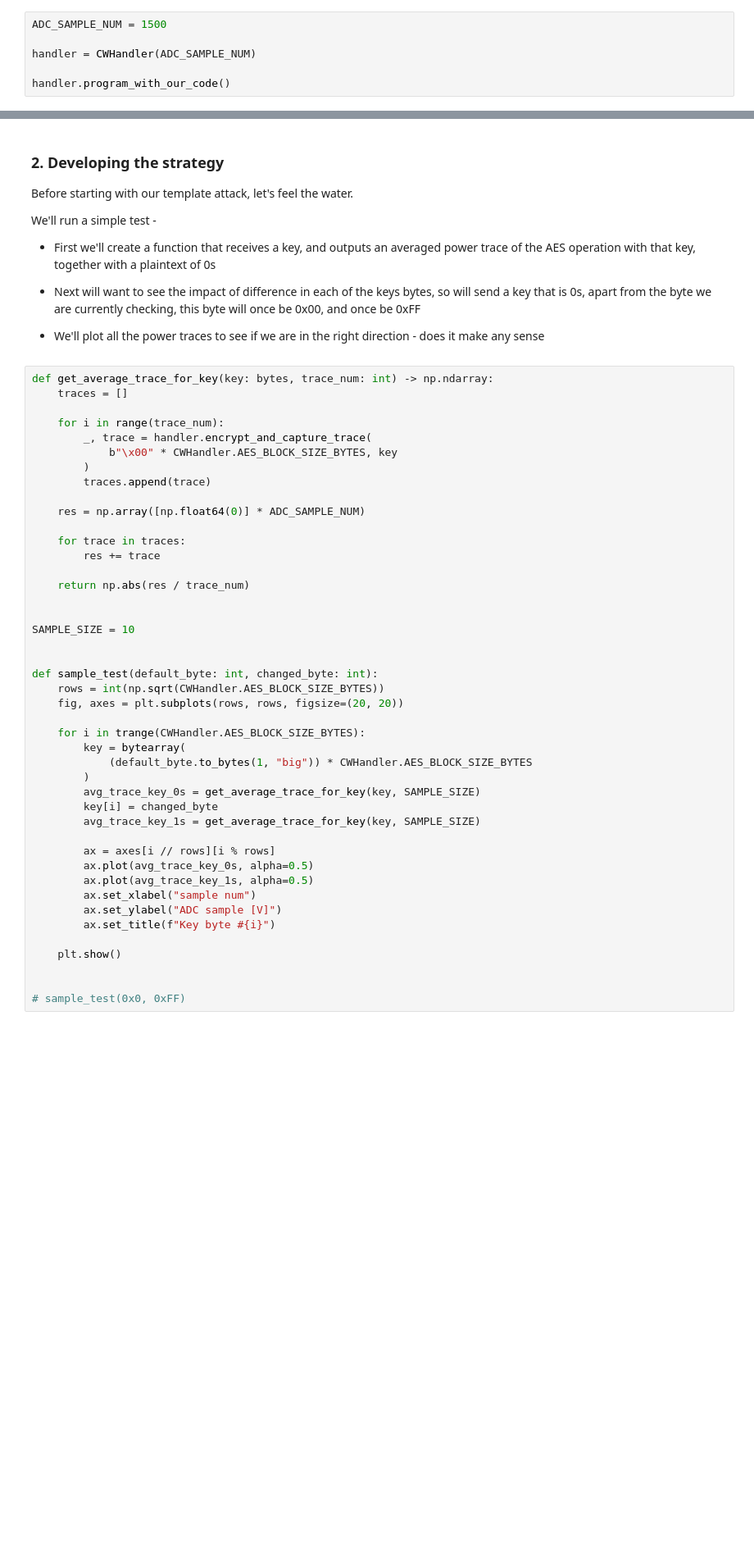
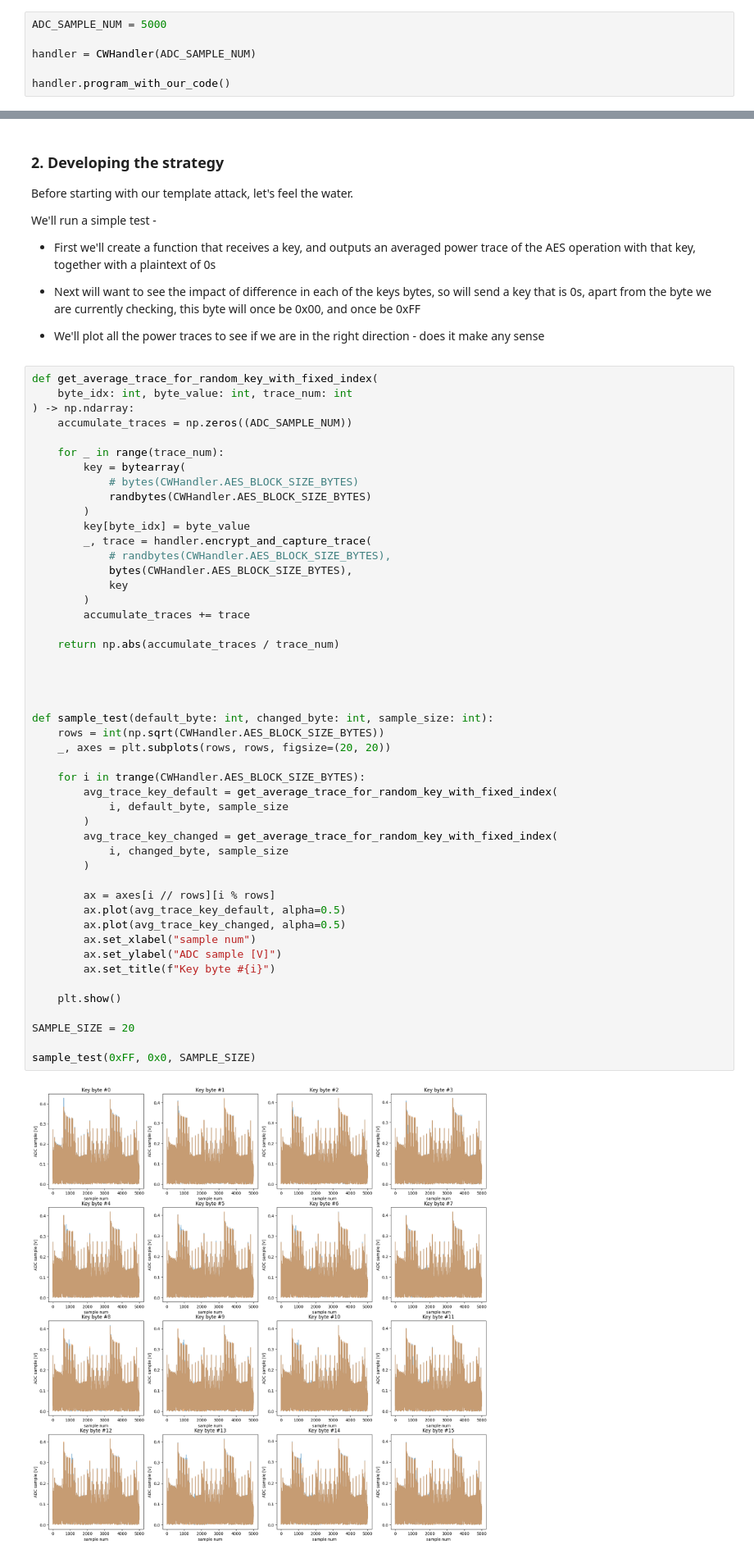
Before and after one commit to rechefe/chipwhisperer-jupyter, a Jupyter notebook: secured-hardware/HW2/Template/jupyter.ipynb, the cells around one changed output, grey strips where cells are left out. Shown at 82% size. Cells and saved outputs as stored; diff of their text form; blank space fills up the shorter version.

```diff
--- a/secured-hardware/HW2/Template/jupyter.ipynb
+++ b/secured-hardware/HW2/Template/jupyter.ipynb
@@ -154,7 +156,7 @@ class CWHandler:
 # %% [markdown]
 Let's create a instance of our `CWHandler` - and program the target
 # %%
-ADC_SAMPLE_NUM = 1500
+ADC_SAMPLE_NUM = 5000
 
 handler = CWHandler(ADC_SAMPLE_NUM)
 
@@ -190,47 +192,53 @@ We'll run a simple test -
 
 - We'll plot all the power traces to see if we are in the right direction - does it make any sense
 # %%
-def get_average_trace_for_key(key: bytes, trace_num: int) -> np.ndarray:
-    traces = []
+def get_average_trace_for_random_key_with_fixed_index(
+    byte_idx: int, byte_value: int, trace_num: int
+) -> np.ndarray:
+    accumulate_traces = np.zeros((ADC_SAMPLE_NUM))
 
-    for i in range(trace_num):
+    for _ in range(trace_num):
+        key = bytearray(
+            # bytes(CWHandler.AES_BLOCK_SIZE_BYTES)
+            randbytes(CWHandler.AES_BLOCK_SIZE_BYTES)
+        )
+        key[byte_idx] = byte_value
         _, trace = handler.encrypt_and_capture_trace(
-            b"\x00" * CWHandler.AES_BLOCK_SIZE_BYTES, key
+            # randbytes(CWHandler.AES_BLOCK_SIZE_BYTES),
+            bytes(CWHandler.AES_BLOCK_SIZE_BYTES),
+            key
         )
-        traces.append(trace)
+        accumulate_traces += trace
 
-    res = np.array([np.float64(0)] * ADC_SAMPLE_NUM)
-
-    for trace in traces:
-        res += trace
-
-    return np.abs(res / trace_num)
+    return np.abs(accumulate_traces / trace_num)
 
 
-SAMPLE_SIZE = 10
 
 
-def sample_test(default_byte: int, changed_byte: int):
+def sample_test(default_byte: int, changed_byte: int, sample_size: int):
     rows = int(np.sqrt(CWHandler.AES_BLOCK_SIZE_BYTES))
-    fig, axes = plt.subplots(rows, rows, figsize=(20, 20))
+    _, axes = plt.subplots(rows, rows, figsize=(20, 20))
 
     for i in trange(CWHandler.AES_BLOCK_SIZE_BYTES):
-        key = bytearray(
-            (default_byte.to_bytes(1, "big")) * CWHandler.AES_BLOCK_SIZE_BYTES
+        avg_trace_key_default = get_average_trace_for_random_key_with_fixed_index(
+            i, default_byte, sample_size
         )
-        avg_trace_key_0s = get_average_trace_for_key(key, SAMPLE_SIZE)
-        key[i] = changed_byte
-        avg_trace_key_1s = get_average_trace_for_key(key, SAMPLE_SIZE)
+        avg_trace_key_changed = get_average_trace_for_random_key_with_fixed_index(
+            i, changed_byte, sample_size
+        )
 
         ax = axes[i // rows][i % rows]
-        ax.plot(avg_trace_key_0s, alpha=0.5)
-        ax.plot(avg_trace_key_1s, alpha=0.5)
+        ax.plot(avg_trace_key_default, alpha=0.5)
+        ax.plot(avg_trace_key_changed, alpha=0.5)
         ax.set_xlabel("sample num")
         ax.set_ylabel("ADC sample [V]")
         ax.set_title(f"Key byte #{i}")
 
     plt.show()
 
+SAMPLE_SIZE = 20
 
-# sample_test(0x0, 0xFF)
+sample_test(0xFF, 0x0, SAMPLE_SIZE)
+# %% [output]
+[figure, added]
 # %% [markdown]
```
Also changed, not shown: parts of 9 cells of this notebook, 1 other file.
